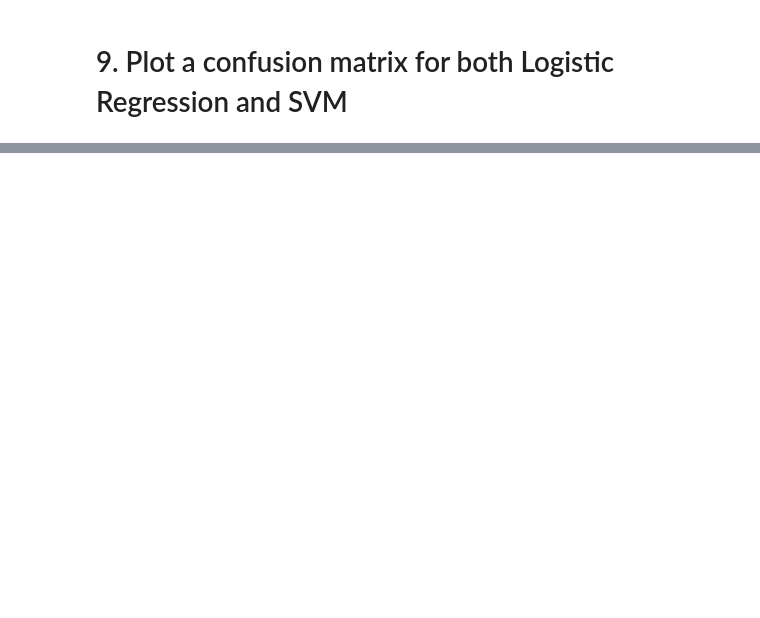
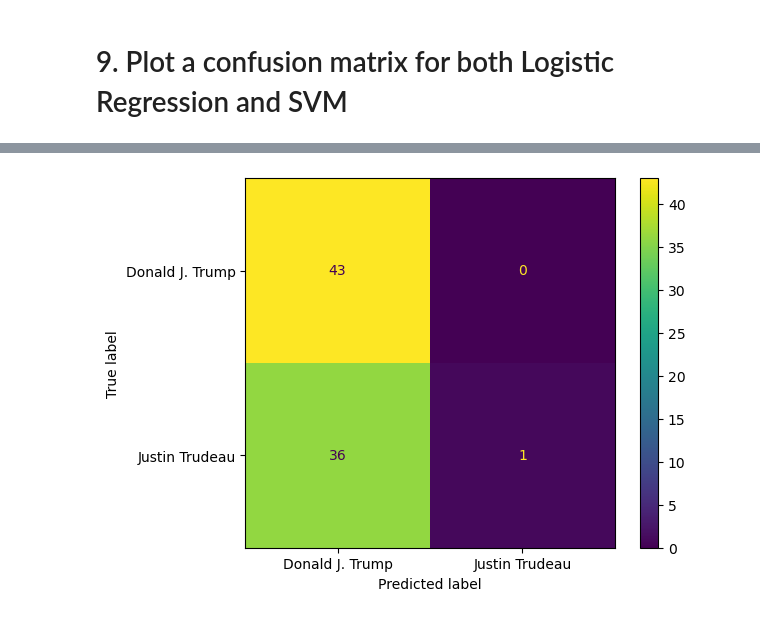
Before and after one commit to Tuwaiq-Data-Science-Bootcamp-V4/SVM-Lab1, a Jupyter notebook: SVM_Assignment.ipynb, the cells around one changed output, grey strips where cells are left out. Drawn from its saved outputs; the diff is of its cells as text; code cells hidden in the pictures; blank space fills up the shorter version.

```diff
--- a/SVM_Assignment.ipynb
+++ b/SVM_Assignment.ipynb
@@ -9,4 +31,7 @@
 # %% [markdown]
 # 3. Split the dataset into X and y
+# %%
+X =df["status"]
+y =df["author"]
 # %% [markdown]
 # 4. Split the dataset into training set and testing set
@@ -28,0 +108,4 @@
+# %%
+plot_confusion_matrix(log_reg, X_test_tfidf, counts_svm_pred);
+# %% [output]
+[figure, added]
```
Also changed, not shown: parts of 15 cells of this notebook.
